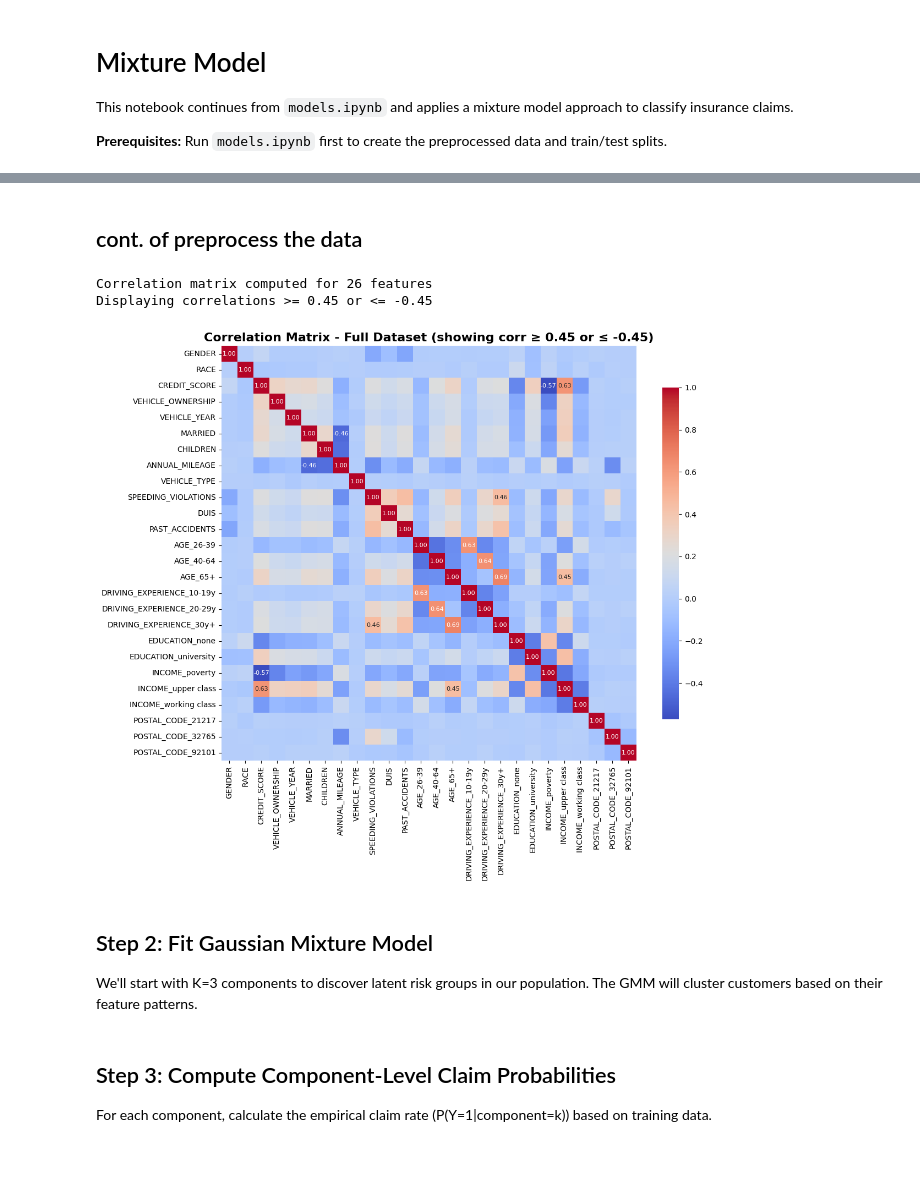
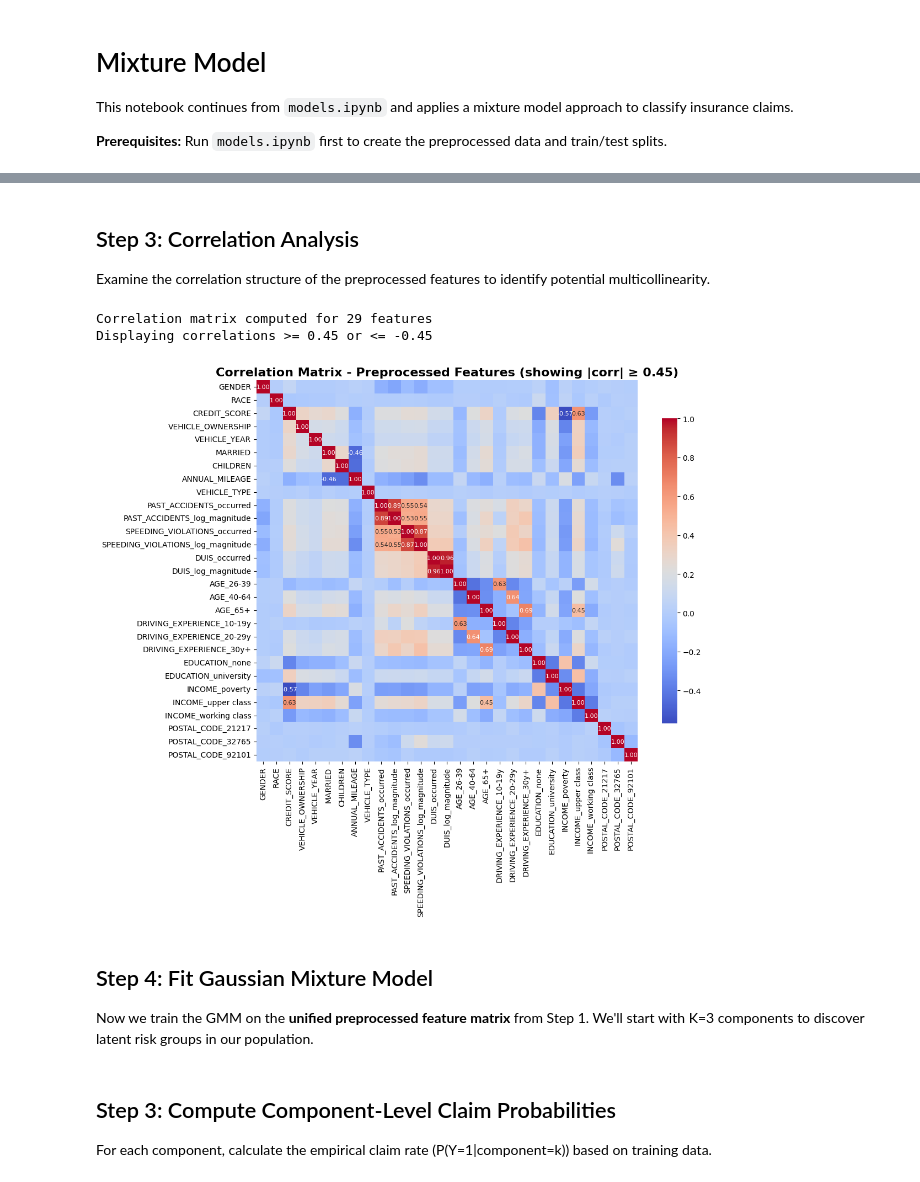
Before and after one commit to yoav-ayalon/course-ML-DM, a Jupyter notebook: Project/src/models/mix_model.ipynb, the cells around one changed output, grey strips where cells are left out. Saved outputs shown, nothing was run; the diff lists cells and outputs as text; code cells hidden in the pictures.

Commit message:
[yoav] mix models update

```diff
--- a/Project/src/models/mix_model.ipynb
+++ b/Project/src/models/mix_model.ipynb
@@ -12,6 +12,7 @@ This notebook continues from `models.ipynb` and applies a mixture model approach
 # Import required libraries
 import pandas as pd
 import numpy as np
+from sklearn.model_selection import train_test_split
 
 # Load the preprocessed data from preprocess_models.ipynb
 # All data is saved in data/processed/ after running preprocess_models.ipynb
@@ -22,9 +23,14 @@ X_test = pd.read_csv('../../data/processed/X_test.csv')
 y_train = pd.read_csv('../../data/processed/y_train.csv').squeeze()
 y_test = pd.read_csv('../../data/processed/y_test.csv').squeeze()
 
+# split train set into train and validation sets, 15-85 split
+X_train, X_val, y_train, y_val = train_test_split(X_train, y_train, test_size=0.1, random_state=42)
+
+
 print("✓ Loaded preprocessed data from data/processed/")
 print(f"\nData shape: {df.shape}")
 print(f"Train set: {X_train.shape[0]} samples, {X_train.shape[1]} features")
+print(f"Validation set: {X_val.shape[0]} samples")
 print(f"Test set: {X_test.shape[0]} samples")
 print(f"\n✓ Ready for mixture model!")
 # %% [output]
@@ -153,49 +568,54 @@ Total variance explained by 2 components: 0.266
 # %% [markdown]
-## cont. of preprocess the data
+## Step 3: Correlation Analysis
+
+Examine the correlation structure of the preprocessed features to identify potential multicollinearity.
 # %%
-# Correlation matrix
+# Correlation matrix on the preprocessed scaled data
 import seaborn as sns
 import matplotlib.pyplot as plt
 
 # Convert scaled array to DataFrame for correlation calculation
-X_full_scaled_df = pd.DataFrame(X_full_scaled, columns=X_full_encoded.columns)
+X_full_scaled_combined = np.vstack([X_train_scaled, X_test_scaled])
+X_full_scaled_df = pd.DataFrame(X_full_scaled_combined, columns=X_train_encoded.columns)
 
 # Control thresholds for displaying correlation values
 corr_threshold_high = 0.45  # Show correlations >= this value (strong positive)
 corr_threshold_low = -0.45  # Show correlations <= this value (strong negative)
 
 print(f"Correlation matrix computed for {X_full_scaled_df.shape[1]} features")
 print(f"Displaying correlations >= {corr_threshold_high} or <= {corr_threshold_low}")
 
 plt.figure(figsize=(12, 10))
 correlation_matrix = X_full_scaled_df.corr()
 
 # Create annotation mask: show values above high threshold OR below low threshold
 mask_annotations = (correlation_matrix >= corr_threshold_high) | (correlation_matrix <= corr_threshold_low)
 
 # Create a mask array for seaborn - True means hide the annotation
 mask_for_annot = ~mask_annotations.values
 
 # Create annotations - use empty string where mask is True
 annot_data = correlation_matrix.values.copy()
 annot_labels = np.empty_like(annot_data, dtype=object)
 for i in range(annot_data.shape[0]):
     for j in range(annot_data.shape[1]):
         if mask_for_annot[i, j]:
             annot_labels[i, j] = ''
         else:
             annot_labels[i, j] = f'{annot_data[i, j]:.2f}'
 
-sns.heatmap(correlation_matrix, annot=annot_labels, fmt='', cmap='coolwarm', square=True, cbar_kws={"shrink": .8}, annot_kws={"size": 8})
-plt.title(f'Correlation Matrix - Full Dataset (showing corr ≥ {corr_threshold_high} or ≤ {corr_threshold_low})', fontsize=16, fontweight='bold')
+sns.heatmap(correlation_matrix, annot=annot_labels, fmt='', cmap='coolwarm', square=True,
+            cbar_kws={"shrink": .8}, annot_kws={"size": 8})
+plt.title(f'Correlation Matrix - Preprocessed Features (showing |corr| ≥ {corr_threshold_high})',
+          fontsize=16, fontweight='bold')
 plt.tight_layout()
 plt.show()
 # %% [output]
-Correlation matrix computed for 26 features
+Correlation matrix computed for 29 features
 Displaying correlations >= 0.45 or <= -0.45
-[figure, old version]
+[figure, new version]
 # %% [markdown]
-## Step 2: Fit Gaussian Mixture Model
+## Step 4: Fit Gaussian Mixture Model
 
-We'll start with K=3 components to discover latent risk groups in our population. The GMM will cluster customers based on their feature patterns.
+Now we train the GMM on the **unified preprocessed feature matrix** from Step 1. We'll start with K=3 components to discover latent risk groups in our population.
 # %%
```
Also changed, not shown: parts of 20 cells of this notebook, 3 other files.
